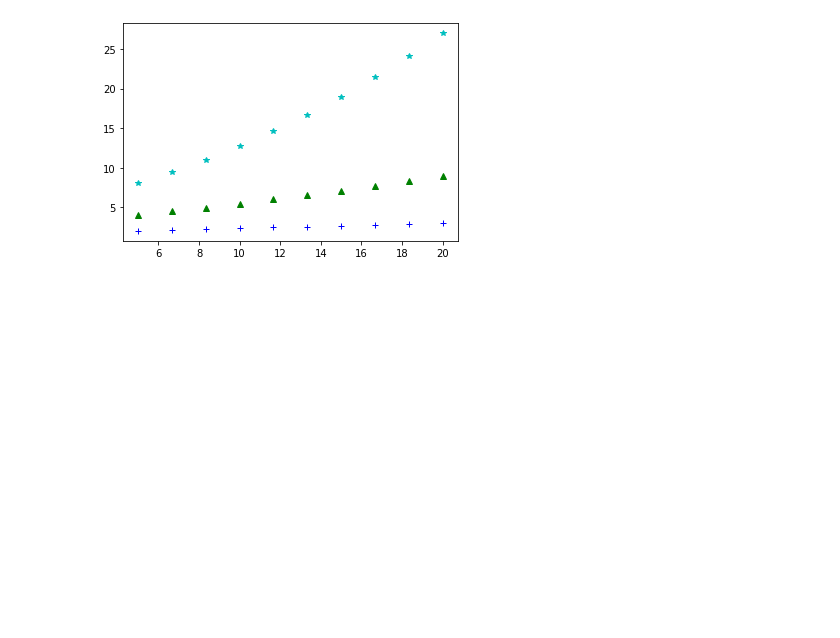
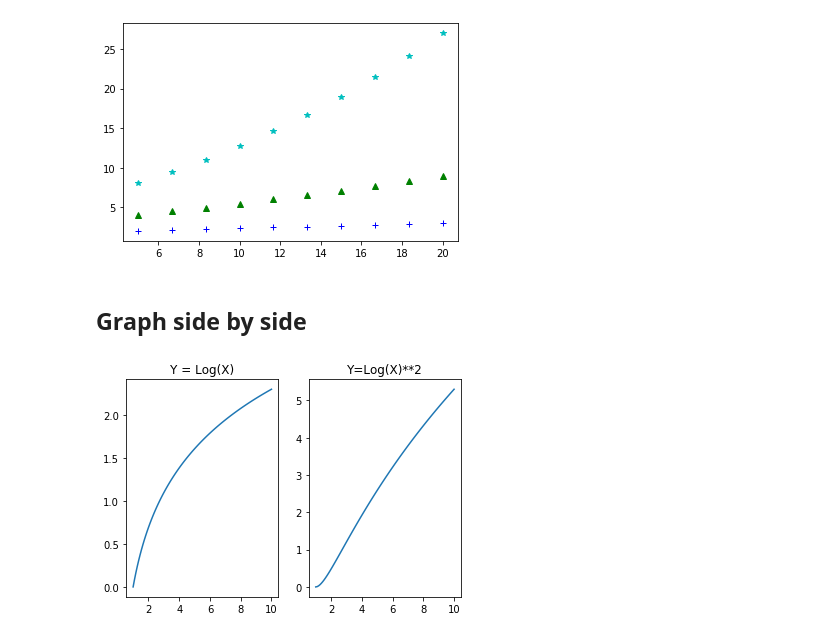
Before and after one commit to Deepanshuchauhan123/Machine-Learning, a Jupyter notebook: MatplotLib/MatPlotLib.ipynb, the cells around one changed output. Saved outputs shown, nothing was run; the diff lists cells and outputs as text; code cells hidden in the pictures; blank space fills up the shorter version.

Commit message:
Matplotlib multiple graphs and boxplot

```diff
--- a/MatplotLib/MatPlotLib.ipynb
+++ b/MatplotLib/MatPlotLib.ipynb
@@ -52,3 +52,28 @@ plt.plot(x,y,'b+', x,y**2,'g^', x,y**3,'c*')
  <matplotlib.lines.Line2D at 0x...>,
  <matplotlib.lines.Line2D at 0x...>]
 [figure]
+# %% [markdown]
+## Graph side by side
+# %%
+x = np.linspace(1,10,100)
+y = np.log(x)
+# %%
+# initiate a new figure explicitly
+plt.figure(1)
+
+# subplot refers to create a sub plot with 1 row and 2 columns
+
+# create the first subplot in figure 1
+# equivalent to (1,2,1)
+plt.subplot(121)
+plt.title("Y = Log(X)")
+plt.plot(x,y)
+
+# create the second plot 1 rows 2 columns position 2nd
+plt.subplot(122)
+plt.title("Y=Log(X)**2")
+plt.plot(x,y**2)
+
+plt.show()
+# %% [output]
+[figure, added]
```
Also changed, not shown: parts of 4 cells of this notebook, 1 other file.
